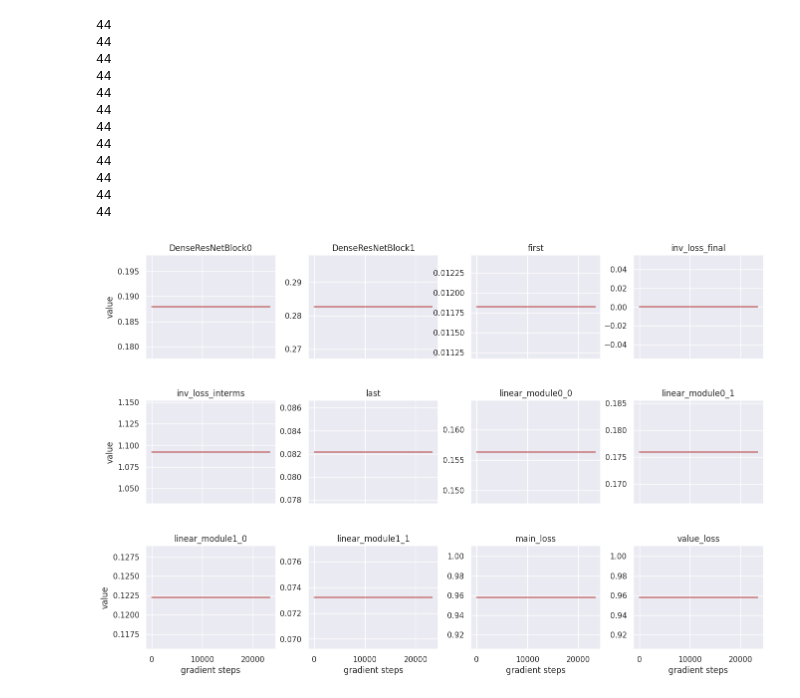
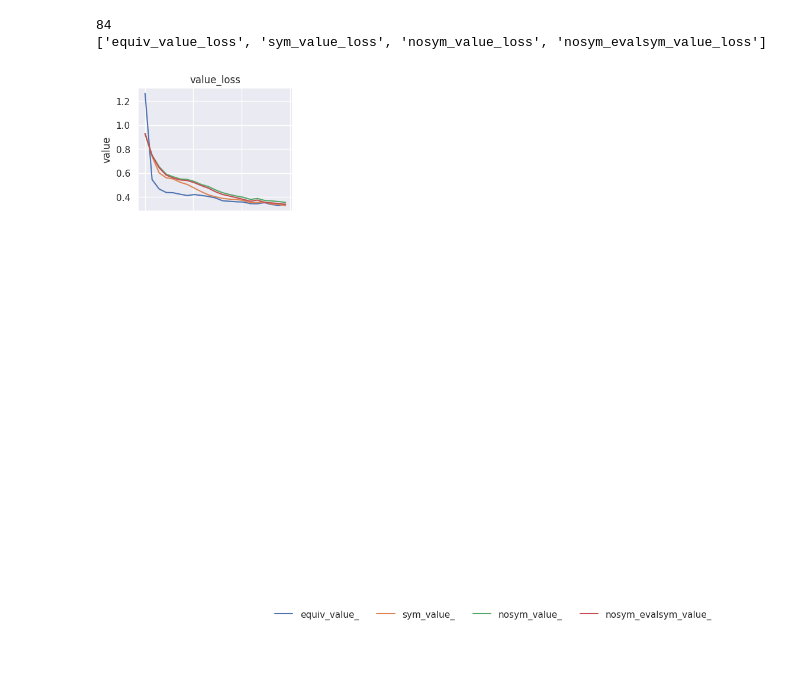
Before and after one commit to Egiob/wss, a Jupyter notebook: wss_regul.ipynb, the cells around one changed output. Drawn from its saved outputs; the diff is of its cells as text; code cells hidden in the pictures; blank space fills up the shorter version.

```diff
--- a/wss_regul.ipynb
+++ b/wss_regul.ipynb
@@ -178,7 +130,7 @@ def loss_fn(value_net, obs, values, alpha=0.0, interm_alpha=0.0):
     }
 # %%
 rows = []
-n_epochs = 10
+n_epochs = 20
 k = 0
 
 
@@ -190,7 +142,7 @@ def append_metrics_to_rows(rows, eval_lossdict, k, model_name="noname"):
 
 
 for value_net in value_nets:
-    eval_loss_sym, eval_dict = loss_fn(value_net_sym, test_boards, test_values)
+    eval_loss_sym, eval_dict = loss_fn(value_net, test_boards, test_values)
     rows = append_metrics_to_rows(rows, eval_dict, k, value_net.name)
 
     if value_net.name == "nosym":
@@ -224,7 +176,7 @@ for epoch in tqdm.trange(n_epochs):
     k += n_updates
 
     for value_net in value_nets:
-        eval_loss_sym, eval_dict = loss_fn(value_net_sym, test_boards, test_values)
+        eval_loss_sym, eval_dict = loss_fn(value_net, test_boards, test_values)
         rows = append_metrics_to_rows(rows, eval_dict, k, value_net.name)
 
         if value_net.name == "nosym":
@@ -232,4 +184,5 @@ for epoch in tqdm.trange(n_epochs):
                 eqx.filter(value_net, eqx.is_inexact_array),
                 eqx.filter(value_net_sym, lambda x: not eqx.is_inexact_array(x)),
             )
+            eval_loss_sym, eval_dict = loss_fn(value_net, test_boards, test_values)
             rows = append_metrics_to_rows(rows, eval_dict, k, "nosym_evalsym")
@@ -299,60 +221,50 @@ for i in range(n_plots):
         y="value",
         hue="metric",
         ax=ax,
         legend=(i == 0),
     )
 
     ax.set_title(metricname)
 
     if i >= (nrows - 1) * ncols:
         ax.set_xlabel("gradient steps")
     else:
         ax.set_xlabel("")
 
     if i % ncols != 0:
         ax.set_ylabel("")
 
     if i == 0:
         legend_handles, legend_labels = ax.get_legend_handles_labels()
         if ax.get_legend() is not None:
             ax.get_legend().remove()
     else:
         if ax.get_legend() is not None:
             ax.get_legend().remove()
 
-# for j in range(n_plots, max_plots):
-#     fig.delaxes(axes[j])
+for j in range(n_plots, max_plots):
+    fig.delaxes(axes[j])
 
-# legend_labels_short = []
-# legend_labels_suffix = legend_labels[0].split("_")[-1]
-# for lab in legend_labels:
-#     lab = lab.replace(legend_labels_suffix, "")
-#     legend_labels_short.append(lab)
+legend_labels_short = []
+legend_labels_suffix = legend_labels[0].split("_")[-1]
+for lab in legend_labels:
+    lab = lab.replace(legend_labels_suffix, "")
+    legend_labels_short.append(lab)
 
-# print(legend_labels)
+print(legend_labels)
 
-# if legend_handles and legend_labels:
-#     fig.legend(
-#         legend_handles,
-#         legend_labels_short,
-#         loc="lower center",
-#         ncol=min(len(legend_labels), 6),
-#         frameon=False,
-#         bbox_to_anchor=(0.5, 0.12),
-#     )
+if legend_handles and legend_labels:
+    fig.legend(
+        legend_handles,
+        legend_labels_short,
+        loc="lower center",
+        ncol=min(len(legend_labels), 6),
+        frameon=False,
+        bbox_to_anchor=(0.5, 0.12),
+    )
 
 fig.subplots_adjust(bottom=0.22, wspace=0.25, hspace=0.4)
 # %% [output]
-44
-44
-44
-44
-44
-44
-44
-44
-44
-44
-44
-44
+84
+['equiv_value_loss', 'sym_value_loss', 'nosym_value_loss', 'nosym_evalsym_value_loss']
-[figure, old version]
+[figure, new version]
```
Also changed, not shown: parts of 4 cells of this notebook, 1 other file.
